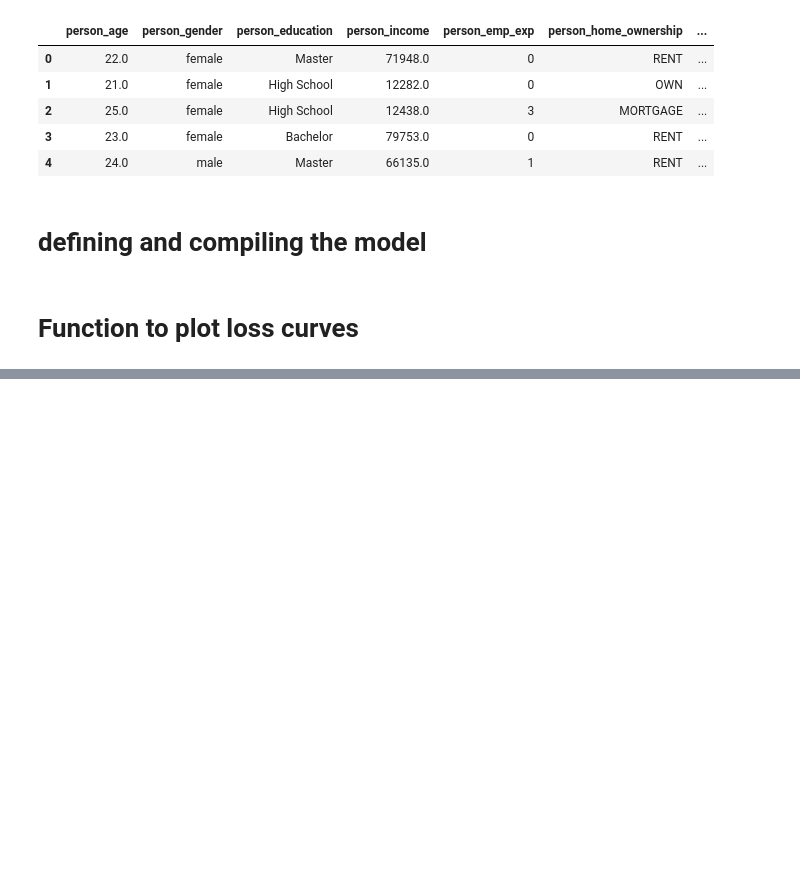
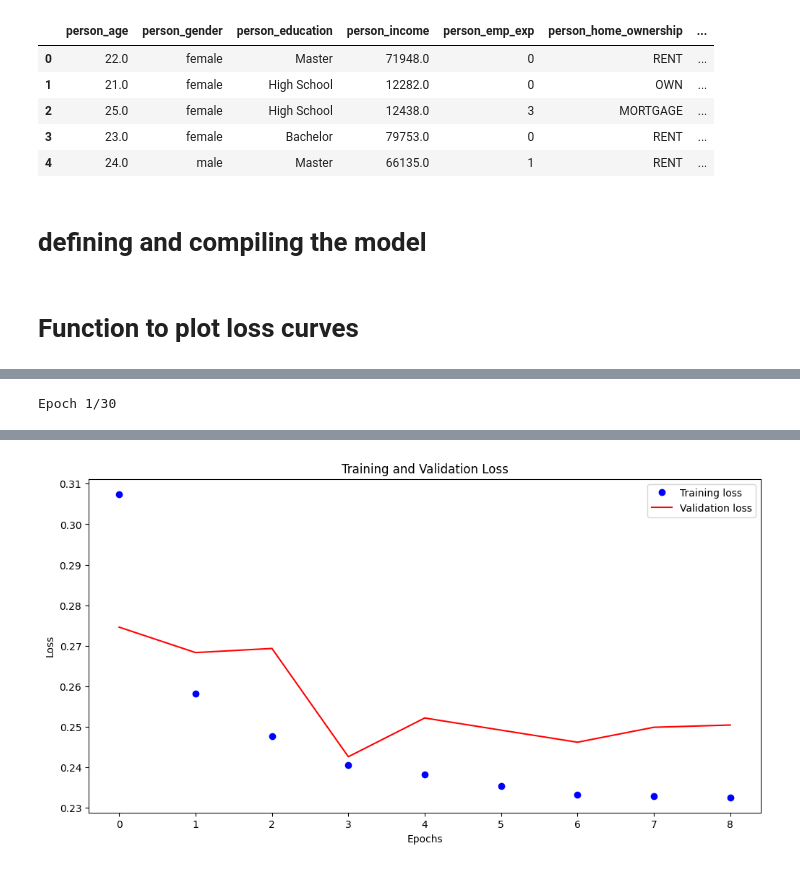
Before and after one commit to Samenergy/Formative-1-Databases, a Jupyter notebook: Notebook.ipynb, the cells around one changed output, grey strips where cells are left out. Cells and saved outputs as stored; diff of their text form; code cells hidden in the pictures; blank space fills up the shorter version.

```diff
--- a/Notebook.ipynb
+++ b/Notebook.ipynb
@@ -98,0 +122,6 @@ def loss_curve_plot(history):
+# %%
+# Model 3: RMSprop optimizer with no regularization
+model_3, history_3 = define_model(optimizer='rmsprop', regularization=None, early_stopping=True, dropout=0.3, learning_rate=0.001)
+loss_curve_plot(history_3)
+# %% [output]
+Epoch 1/30
@@ -98,0 +145 @@ def loss_curve_plot(history):
+[figure, added]
```
Also changed, not shown: parts of 3 cells of this notebook.
